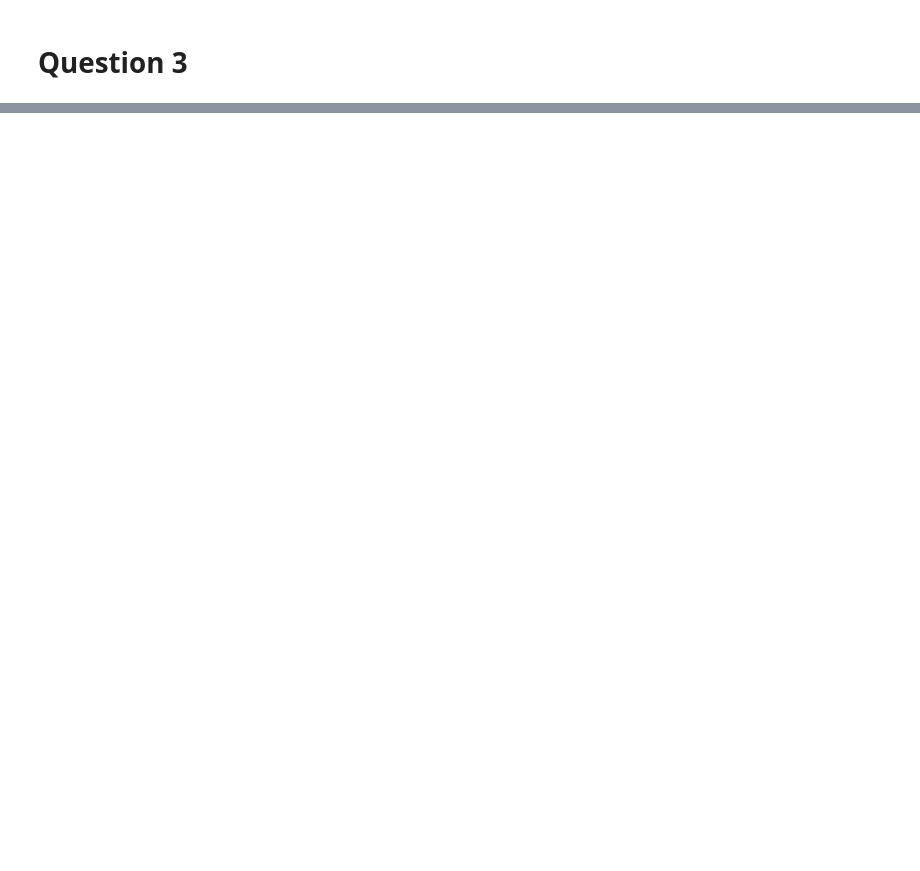
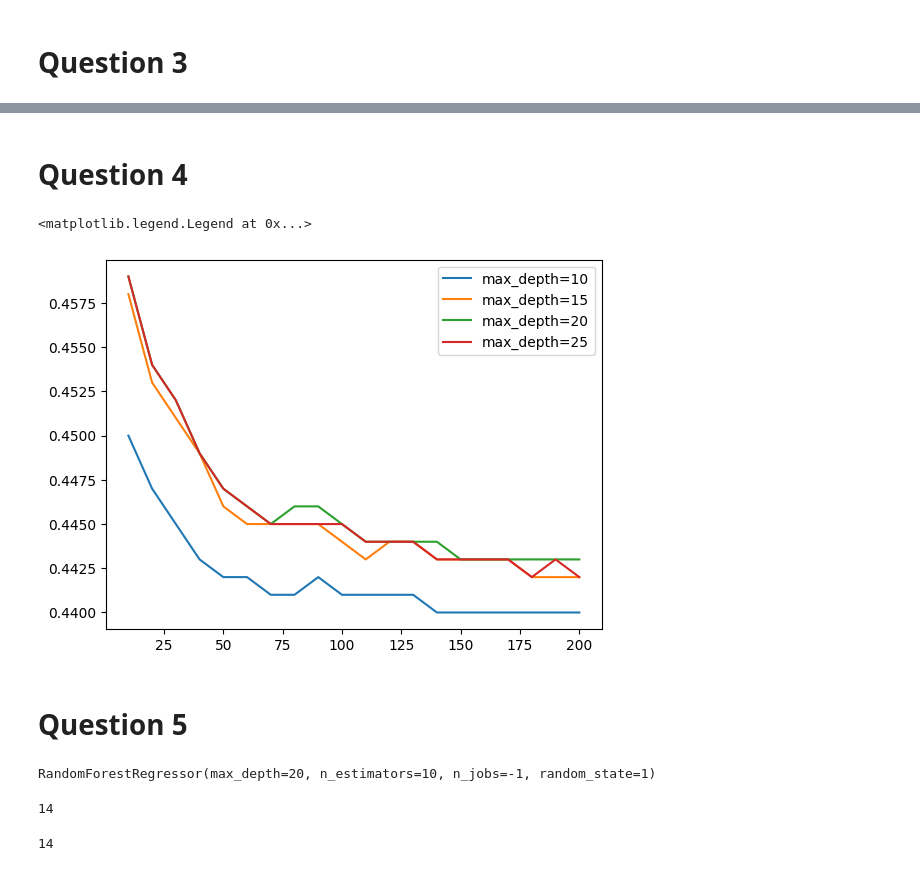
Before and after one commit to Agnes4Him/machine-learning-zoomcamp, a Jupyter notebook: week6/week6.ipynb, the cells around one changed output, grey strips where cells are left out. Saved outputs shown, nothing was run; the diff lists cells and outputs as text; code cells hidden in the pictures; blank space fills up the shorter version.

```diff
--- a/week6/week6.ipynb
+++ b/week6/week6.ipynb
@@ -123,7 +149,7 @@ RMSE: 0.4595777223092725
 scores = []
 
 for n in range(10, 201, 10):
-    rf = RandomForestRegressor(n_estimators=n, random_state=1)
+    rf = RandomForestRegressor(n_estimators=n, random_state=1, n_jobs=-1)
     rf.fit(X_train, y_train)
 
     y_pred = rf.predict(X_val)
@@ -140,0 +170,32 @@ plt.plot(df_scores.n_estimators, df_scores.rmse)
+# %% [markdown]
+# Question 4
+# %%
+depths = [10, 15, 20, 25]
+# %%
+scores = []
+
+for d in depths:
+    for n in range(10, 201, 10):
+        rf = RandomForestRegressor(n_estimators=n,
+                                   max_depth=d,
+                                   random_state=1,
+                                   n_jobs=-1)
+        rf.fit(X_train, y_train)
+
+        y_pred = rf.predict(X_val)
+        rmse = round(np.sqrt(mean_squared_error(y_val, y_pred)), 3)
+
+        scores.append((d, n, rmse))
+# %%
+columns = ['max_depth', 'n_estimators', 'rmse']
+df_scores = pd.DataFrame(scores, columns=columns)
+# %%
+for d in depths:
+    df_subset = df_scores[df_scores.max_depth == d]
+    plt.plot(df_subset.n_estimators, df_subset.rmse, label='max_depth=%d' % d)
+plt.legend()
+# %% [output]
+<matplotlib.legend.Legend at 0x...>
+[figure, added]
+# %% [markdown]
+# Question 5
@@ -140,0 +207,14 @@ plt.plot(df_scores.n_estimators, df_scores.rmse)
+# %%
+rf.fit(X_train, y_train)
+# %% [output]
+RandomForestRegressor(max_depth=20, n_estimators=10, n_jobs=-1, random_state=1)
+# %%
+feature_impt = rf.feature_importances_
+len(feature_impt)
+# %% [output]
+14
+# %%
+features = dv.get_feature_names_out()
+len(features)
+# %% [output]
+14
```
Also changed, not shown: parts of 22 cells of this notebook, 3 other files.
